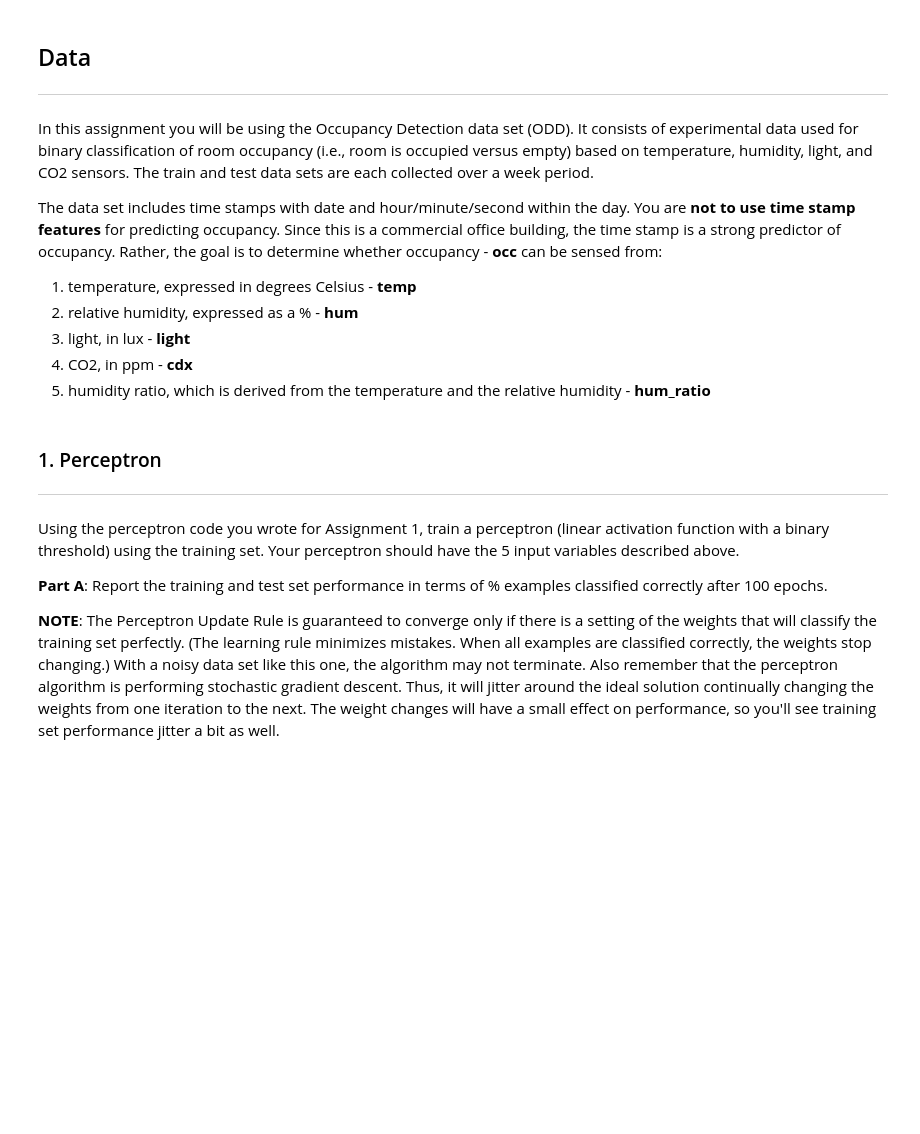
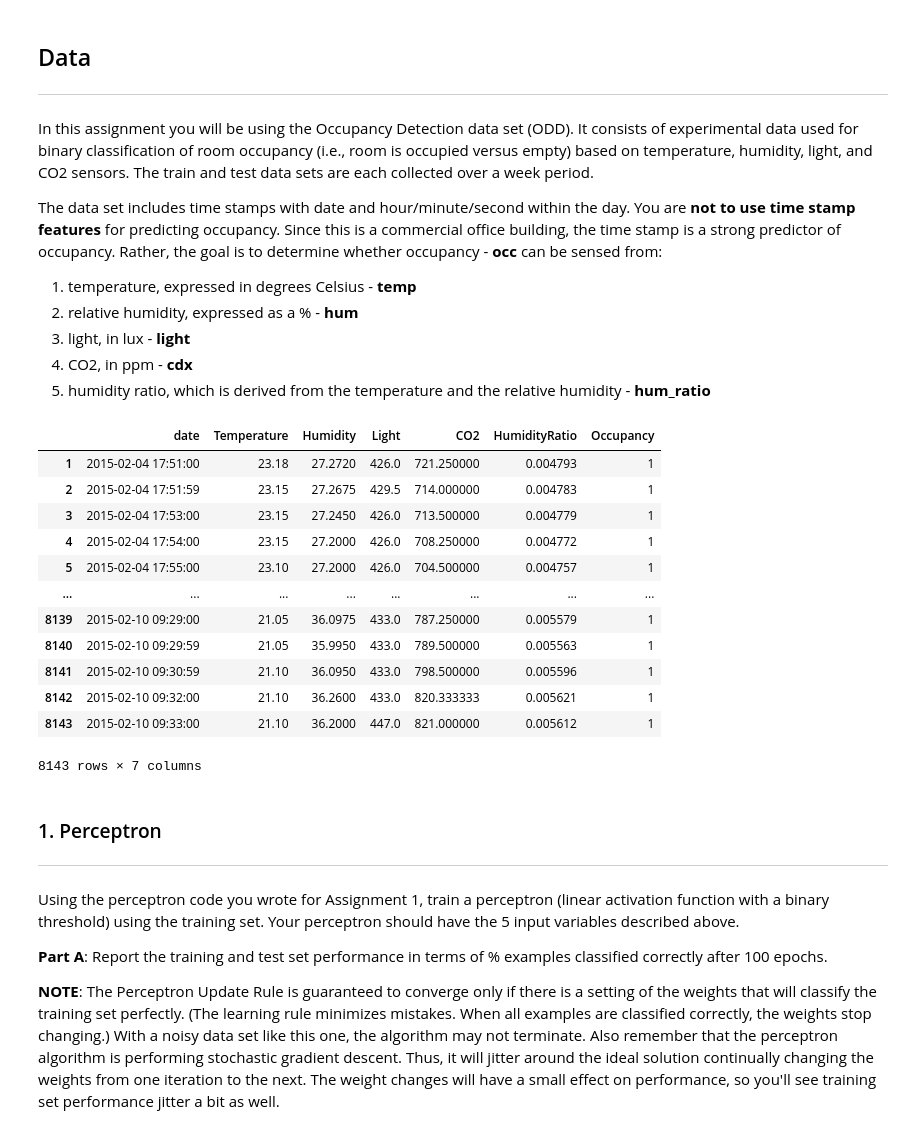
Before and after one commit to nicholasRenninger/DeepLearning_with_Ralphie, a Jupyter notebook: HW/HW 2/2020_assignment_2.ipynb, the cells around one changed output. Drawn from its saved outputs; the diff is of its cells as text; code cells hidden in the pictures; blank space fills up the shorter version.

```diff
--- a/HW/HW 2/2020_assignment_2.ipynb
+++ b/HW/HW 2/2020_assignment_2.ipynb
@@ -27,11 +35,40 @@ from sklearn.model_selection import train_test_split
 # %%
 data = pd.read_csv('data/datatraining.txt')
-X = data[['date', 'Humidity', 'Light', 'CO2', 'HumidityRatio', 'Temperature']].values
-y = data['Occupancy'].values
+display(data)
+X_data = data[['date', 'Humidity', 'Light', 'CO2',
+               'HumidityRatio', 'Temperature']].values
+y_data = data['Occupancy'].values
 
-X_train, X_test, y_train, y_test = train_test_split(X[:, 1:], y,
+X_train, X_test, y_train, y_test = train_test_split(X_data[:, 1:], y_data,
                                                     test_size=0.1)
+
+# have to explicitly cast as an np.float or everything freaks out
+X_train = np.array(X_train, dtype=np.float)
+X_test = np.array(X_test, dtype=np.float)
+y_train = np.array(y_train, dtype=np.float)
+y_test = np.array(y_test, dtype=np.float)
+
+# input normalization to prevent input saturation
+normalize(X_train)
+normalize(X_test)
+
+# make y a column vector
 y_train = np.expand_dims(y_train, axis=1)
+y_test = np.expand_dims(y_test, axis=1)
+# %% [output]
+|  | date | Temperature | Humidity | Light | CO2 | HumidityRatio | Occupancy |
+| 1 | 2015-02-04 17:51:00 | 23.18 | 27.2720 | 426.0 | 721.250000 | 0.004793 | 1 |
+| 2 | 2015-02-04 17:51:59 | 23.15 | 27.2675 | 429.5 | 714.000000 | 0.004783 | 1 |
+| 3 | 2015-02-04 17:53:00 | 23.15 | 27.2450 | 426.0 | 713.500000 | 0.004779 | 1 |
+| 4 | 2015-02-04 17:54:00 | 23.15 | 27.2000 | 426.0 | 708.250000 | 0.004772 | 1 |
+| 5 | 2015-02-04 17:55:00 | 23.10 | 27.2000 | 426.0 | 704.500000 | 0.004757 | 1 |
+| ... | ... | ... | ... | ... | ... | ... | ... |
+| 8139 | 2015-02-10 09:29:00 | 21.05 | 36.0975 | 433.0 | 787.250000 | 0.005579 | 1 |
+| 8140 | 2015-02-10 09:29:59 | 21.05 | 35.9950 | 433.0 | 789.500000 | 0.005563 | 1 |
+| 8141 | 2015-02-10 09:30:59 | 21.10 | 36.0950 | 433.0 | 798.500000 | 0.005596 | 1 |
+| 8142 | 2015-02-10 09:32:00 | 21.10 | 36.2600 | 433.0 | 820.333333 | 0.005621 | 1 |
+| 8143 | 2015-02-10 09:33:00 | 21.10 | 36.2000 | 447.0 | 821.000000 | 0.005612 | 1 |
+8143 rows × 7 columns
 # %% [markdown]
 ### 1. Perceptron
 ***
```
Also changed, not shown: parts of 12 cells of this notebook.
